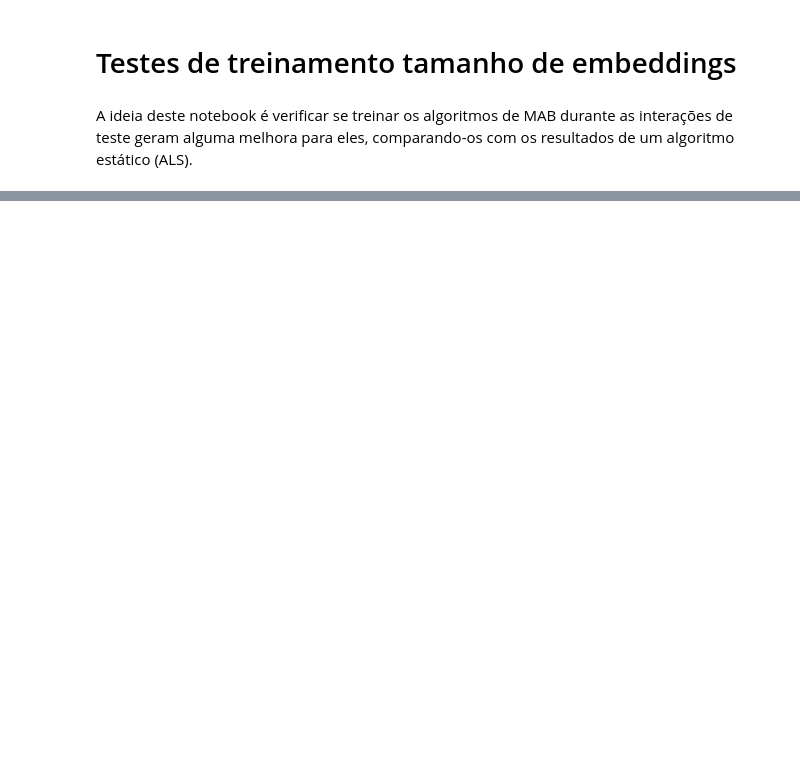
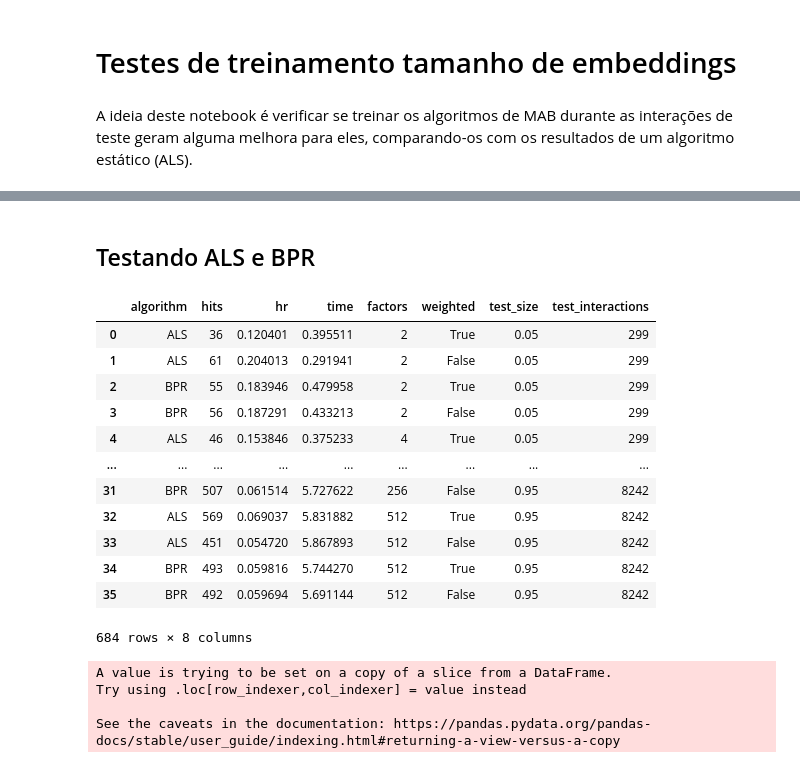
Before and after one commit to GregorioFornetti/Estudos-MAB, a Jupyter notebook: mab2rec/testes_embeddings_sizes.ipynb, the cells around one changed output, grey strips where cells are left out. Saved outputs shown, nothing was run; the diff lists cells and outputs as text; code cells hidden in the pictures; blank space fills up the shorter version.

```diff
--- a/mab2rec/testes_embeddings_sizes.ipynb
+++ b/mab2rec/testes_embeddings_sizes.ipynb
@@ -282,0 +265,2 @@ See the caveats in the documentation: https://pandas.pydata.org/pandas-docs/stab
+# %% [markdown]
+## Testando ALS e BPR
@@ -282,0 +390,33 @@ See the caveats in the documentation: https://pandas.pydata.org/pandas-docs/stab
+# %%
+train_sizes = [0.95, 0.90, 0.85, 0.80, 0.75, 0.70, 0.65, 0.60, 0.55, 0.50, 0.45, 0.40, 0.35, 0.30, 0.25, 0.20, 0.15, 0.10, 0.05]
+factors_list = [2, 4, 8, 16, 32, 64, 128, 256, 512]
+
+for train_size in train_sizes:
+    test(
+        train_size=train_size,
+        factors_list=factors_list
+    )
+# %%
+train_sizes = [0.95, 0.90, 0.85, 0.80, 0.75, 0.70, 0.65, 0.60, 0.55, 0.50, 0.45, 0.40, 0.35, 0.30, 0.25, 0.20, 0.15, 0.10, 0.05]
+all_dfs = []
+
+for train_size in train_sizes:
+    save_path = f'results-v3/{round(train_size * 100):02}-{round((1 - train_size) * 100):02}/results_2.csv'
+    all_dfs.append(pd.read_csv(save_path))
+
+df_results = pd.concat(all_dfs)
+df_results
+# %% [output]
+|  | algorithm | hits | hr | time | factors | weighted | test_size | test_interactions |
+| 0 | ALS | 36 | 0.120401 | 0.395511 | 2 | True | 0.05 | 299 |
+| 1 | ALS | 61 | 0.204013 | 0.291941 | 2 | False | 0.05 | 299 |
+| 2 | BPR | 55 | 0.183946 | 0.479958 | 2 | True | 0.05 | 299 |
+| 3 | BPR | 56 | 0.187291 | 0.433213 | 2 | False | 0.05 | 299 |
+| 4 | ALS | 46 | 0.153846 | 0.375233 | 4 | True | 0.05 | 299 |
+| ... | ... | ... | ... | ... | ... | ... | ... | ... |
+| 31 | BPR | 507 | 0.061514 | 5.727622 | 256 | False | 0.95 | 8242 |
+| 32 | ALS | 569 | 0.069037 | 5.831882 | 512 | True | 0.95 | 8242 |
+| 33 | ALS | 451 | 0.054720 | 5.867893 | 512 | False | 0.95 | 8242 |
+| 34 | BPR | 493 | 0.059816 | 5.744270 | 512 | True | 0.95 | 8242 |
+| 35 | BPR | 492 | 0.059694 | 5.691144 | 512 | False | 0.95 | 8242 |
+684 rows × 8 columns
@@ -282,0 +433,13 @@ See the caveats in the documentation: https://pandas.pydata.org/pandas-docs/stab
+# %%
+algo_name = 'BPR'  # Escolha um algoritmo específico para visualizar
+
+df_results_filtered = df_results[((df_results['algorithm'] == algo_name) & (df_results['weighted'] == False)) | (df_results['algorithm'] == 'Random')]
+df_results_filtered['algorithm'] = df_results_filtered['algorithm'] + ' - ' + df_results_filtered['factors'].astype(str)
+
+fig = px.line(df_results_filtered, x="test_size", y="hr", color='algorithm', title='HR x Test size')
+fig.show()
+# %% [output]
+A value is trying to be set on a copy of a slice from a DataFrame.
+Try using .loc[row_indexer,col_indexer] = value instead
+
+See the caveats in the documentation: https://pandas.pydata.org/pandas-docs/stable/user_guide/indexing.html#returning-a-view-versus-a-copy
```
Also changed, not shown: parts of 7 cells of this notebook, 40 other files.
